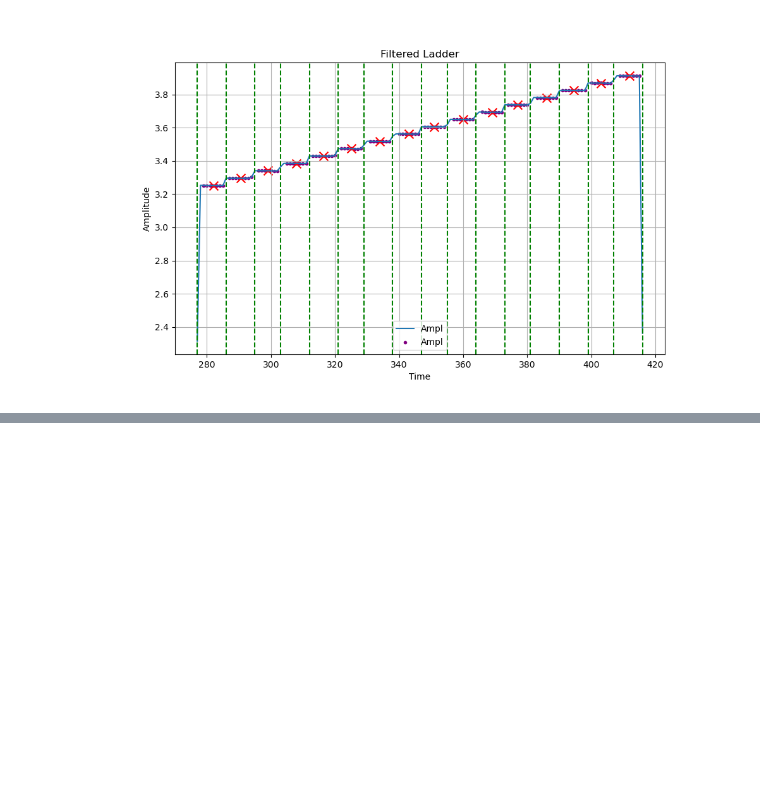
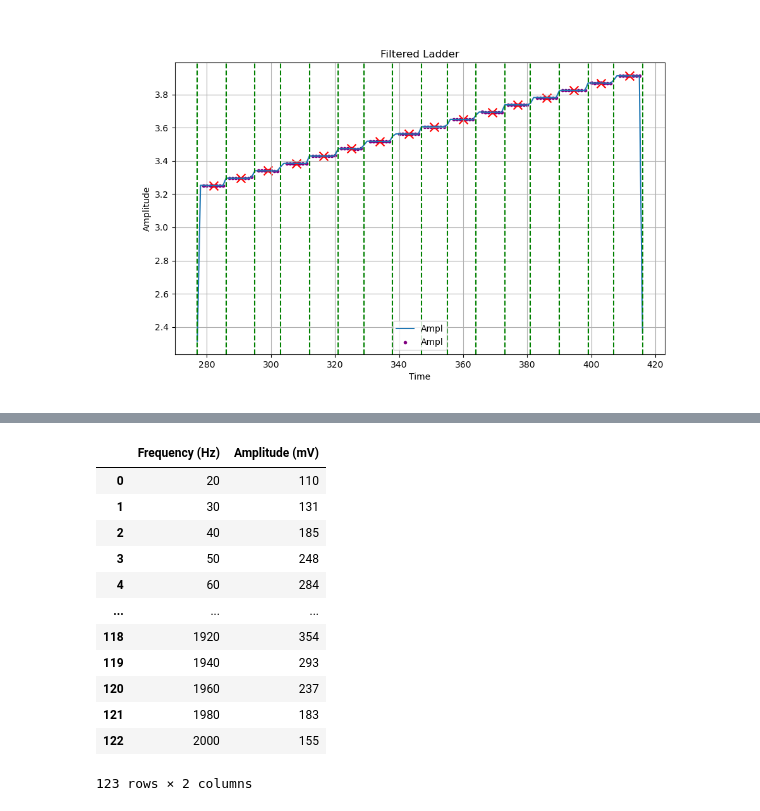
Before and after one commit to nyuad-astroparticle/vibration_testing, a Jupyter notebook: test.ipynb, the cells around one changed output, grey strips where cells are left out. Saved outputs shown, nothing was run; the diff lists cells and outputs as text; code cells hidden in the pictures; blank space fills up the shorter version.

```diff
--- a/test.ipynb
+++ b/test.ipynb
@@ -25,0 +40,16 @@ calibration.create_amp_file()
+# %%
+iteration.correct_amplitudes()
+# %% [output]
+|  | Frequency (Hz) | Amplitude (mV) |
+| 0 | 20 | 110 |
+| 1 | 30 | 131 |
+| 2 | 40 | 185 |
+| 3 | 50 | 248 |
+| 4 | 60 | 284 |
+| ... | ... | ... |
+| 118 | 1920 | 354 |
+| 119 | 1940 | 293 |
+| 120 | 1960 | 237 |
+| 121 | 1980 | 183 |
+| 122 | 2000 | 155 |
+123 rows × 2 columns
```
Also changed, not shown: parts of 6 cells of this notebook, 10 other files.
